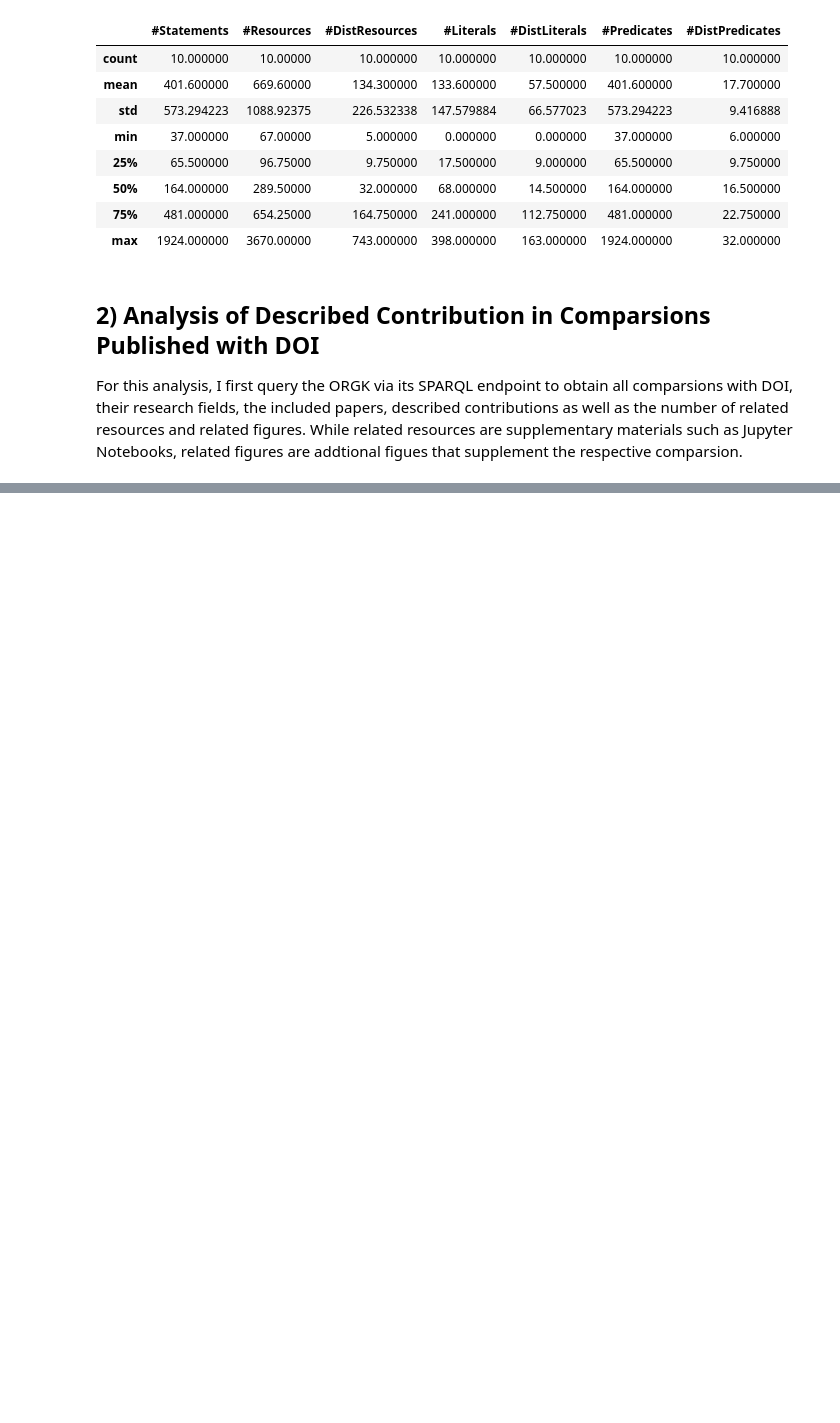
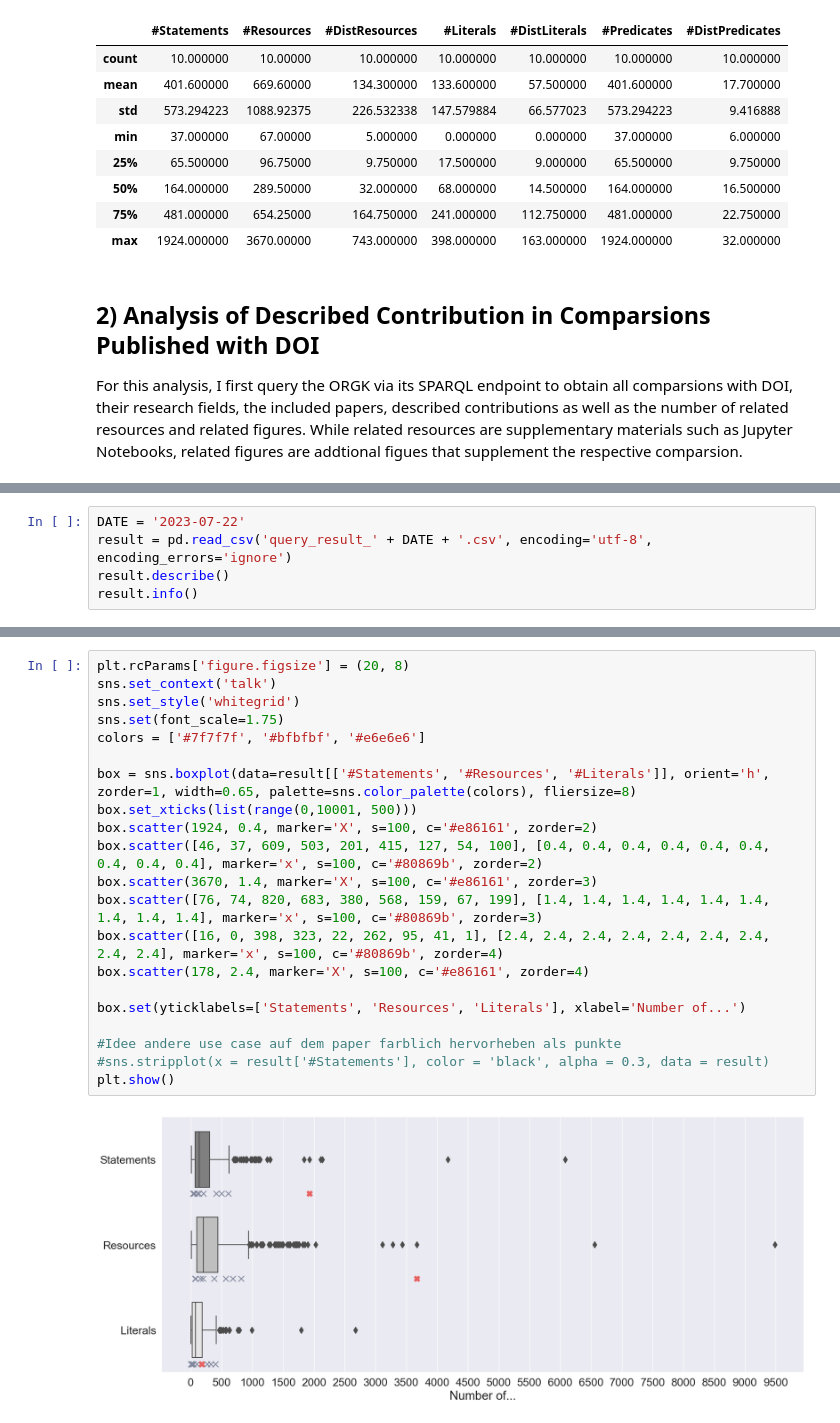
Before and after one commit to okarras/Jupyter-Notebooks, a Jupyter notebook: TailoredFormingAnalysis/paper_comparison_analysis.ipynb, the cells around one changed output, grey strips where cells are left out. Drawn from its saved outputs; the diff is of its cells as text; blank space fills up the shorter version.

Commit message:
added a boxplot

```diff
--- a/TailoredFormingAnalysis/paper_comparison_analysis.ipynb
+++ b/TailoredFormingAnalysis/paper_comparison_analysis.ipynb
@@ -285,0 +247,5 @@ plt.show()
+# %%
+DATE = '2023-07-22'
+result = pd.read_csv('query_result_' + DATE + '.csv', encoding='utf-8', encoding_errors='ignore')
+result.describe()
+result.info()
@@ -285,0 +270,23 @@ plt.show()
+# %%
+plt.rcParams['figure.figsize'] = (20, 8)
+sns.set_context('talk')
+sns.set_style('whitegrid')
+sns.set(font_scale=1.75)
+colors = ['#7f7f7f', '#bfbfbf', '#e6e6e6']
+
+box = sns.boxplot(data=result[['#Statements', '#Resources', '#Literals']], orient='h', zorder=1, width=0.65, palette=sns.color_palette(colors), fliersize=8)
+box.set_xticks(list(range(0,10001, 500)))
+box.scatter(1924, 0.4, marker='X', s=100, c='#e86161', zorder=2)
+box.scatter([46, 37, 609, 503, 201, 415, 127, 54, 100], [0.4, 0.4, 0.4, 0.4, 0.4, 0.4, 0.4, 0.4, 0.4], marker='x', s=100, c='#80869b', zorder=2)
+box.scatter(3670, 1.4, marker='X', s=100, c='#e86161', zorder=3)
+box.scatter([76, 74, 820, 683, 380, 568, 159, 67, 199], [1.4, 1.4, 1.4, 1.4, 1.4, 1.4, 1.4, 1.4, 1.4], marker='x', s=100, c='#80869b', zorder=3)
+box.scatter([16, 0, 398, 323, 22, 262, 95, 41, 1], [2.4, 2.4, 2.4, 2.4, 2.4, 2.4, 2.4, 2.4, 2.4], marker='x', s=100, c='#80869b', zorder=4)
+box.scatter(178, 2.4, marker='X', s=100, c='#e86161', zorder=4)
+
+box.set(yticklabels=['Statements', 'Resources', 'Literals'], xlabel='Number of...')
+
+#Idee andere use case auf dem paper farblich hervorheben als punkte
+#sns.stripplot(x = result['#Statements'], color = 'black', alpha = 0.3, data = result)
+plt.show()
+# %% [output]
+[figure, added]
```
Also changed, not shown: parts of 7 cells of this notebook.
